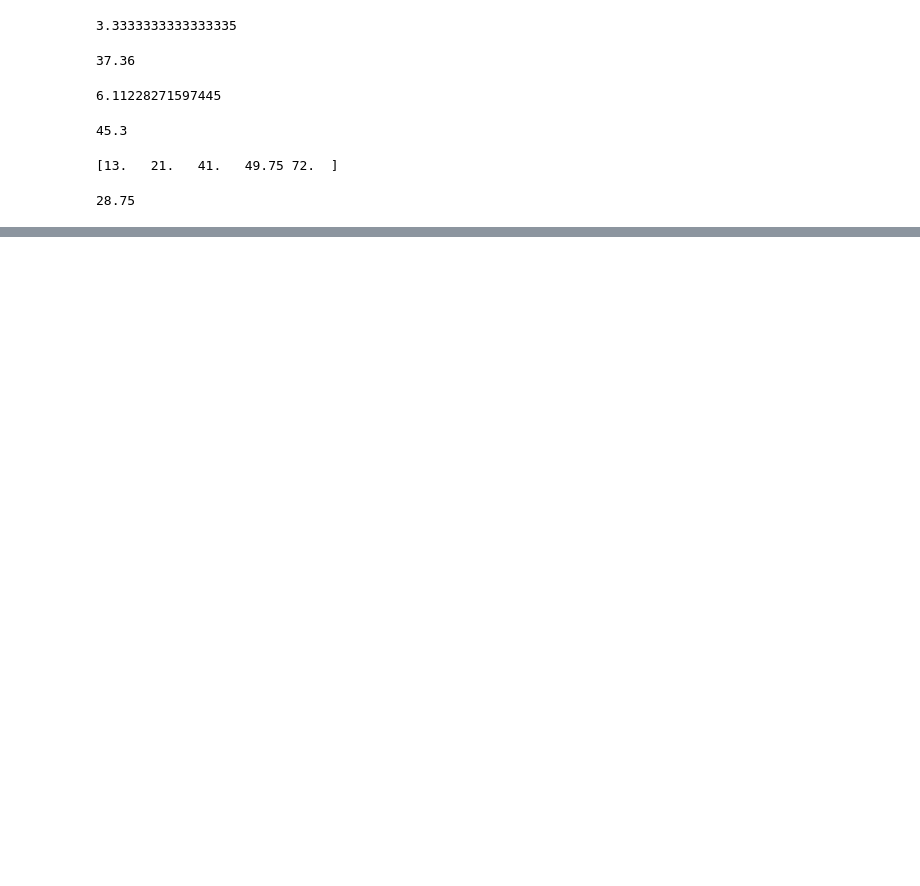
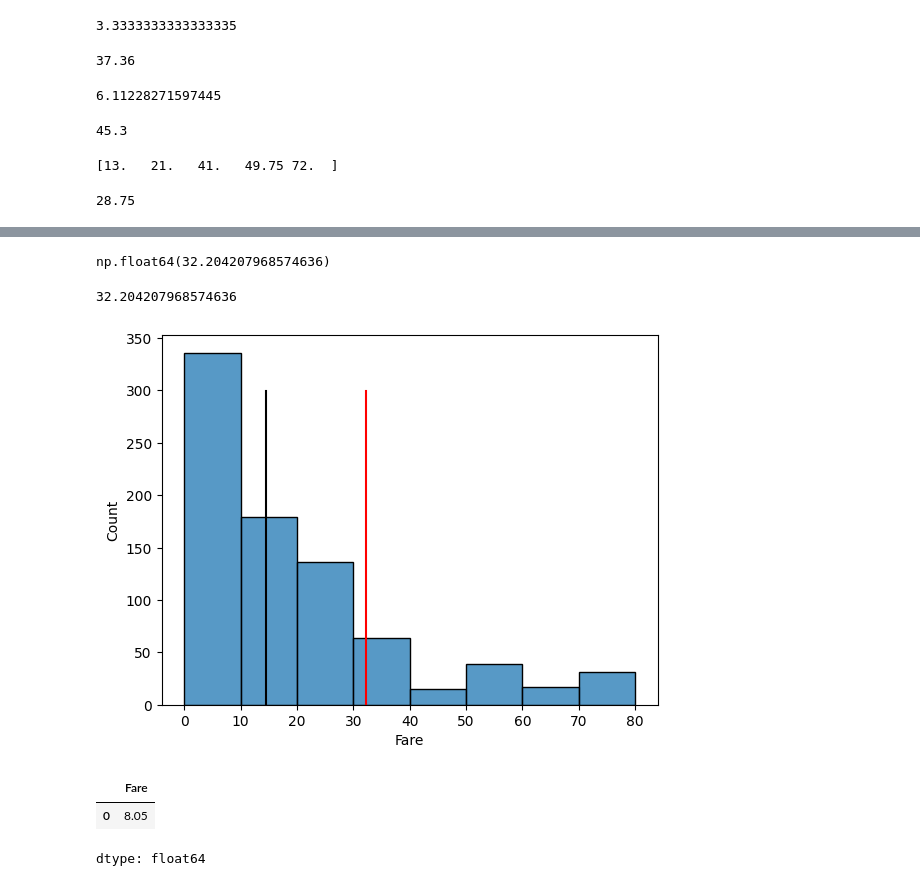
Before and after one commit to PratikshaShelke24/ML, a Jupyter notebook: Stats_and_Probability_for_ML.ipynb, the cells around one changed output, grey strips where cells are left out. Saved outputs shown, nothing was run; the diff lists cells and outputs as text; code cells hidden in the pictures; blank space fills up the shorter version.

```diff
--- a/Stats_and_Probability_for_ML.ipynb
+++ b/Stats_and_Probability_for_ML.ipynb
@@ -82,0 +189,3 @@ print(iqr)
+# %%
+#data cleaning
+ds["Age"].fillna(ds["Age"].mean(),inplace=True)
@@ -82,0 +199,20 @@ print(iqr)
+# %%
+md=np.median(ds["Fare"])
+# %%
+ds["Fare"].mean()
+# %% [output]
+np.float64(32.204207968574636)
+# %%
+mn=np.mean(ds["Fare"])
+print(mn)
+# %% [output]
+32.204207968574636
+# %%
+sns.histplot(x="Fare",data=ds,bins=[i for i in range(0,81,10)])
+
+plt.plot([mn for i in range(0,300)],[i for i in range(0,300)],c="red")
+
+plt.plot([md for i in range(0,300)],[i for i in range(0,300)],c="black")
+plt.show()
+# %% [output]
+[figure, added]
@@ -82,0 +221,6 @@ print(iqr)
+# %%
+ds["Fare"].mode()
+# %% [output]
+|  | Fare |
+| 0 | 8.05 |
+dtype: float64
```
Also changed, not shown: parts of 37 cells of this notebook.
